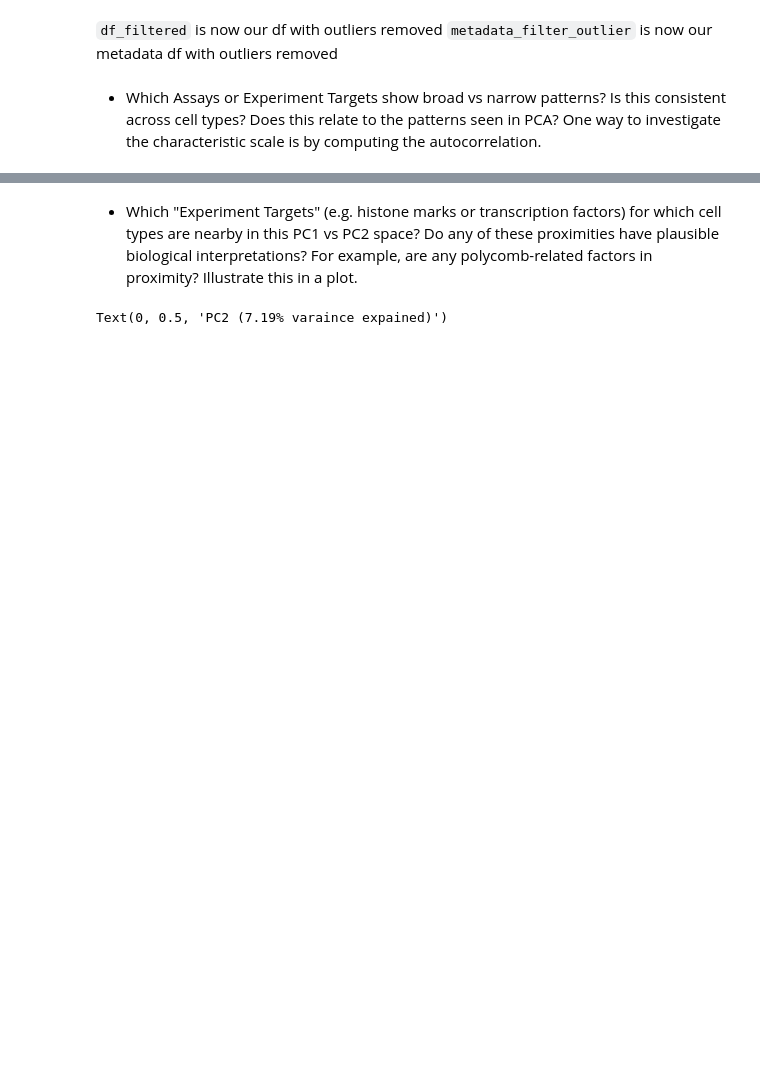
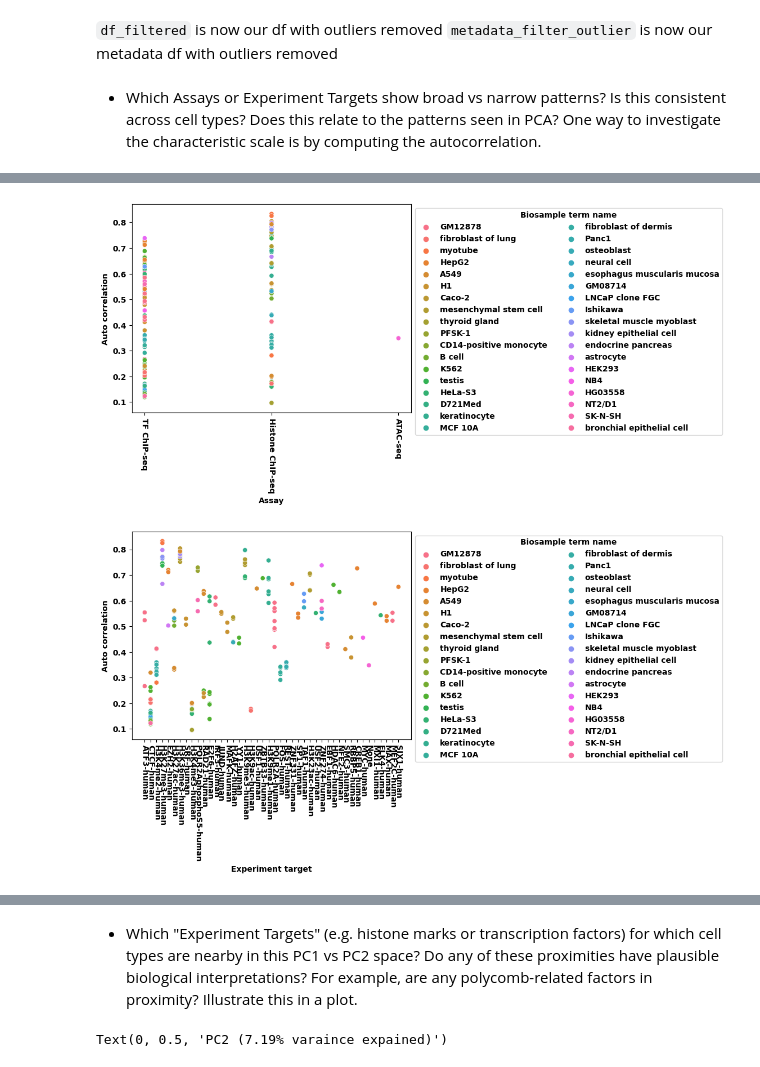
Before and after one commit to Fudenberg-Research-Group/qbio577_fall2022, a Jupyter notebook: encode-bigwig-eda.ipynb, the cells around one changed output, grey strips where cells are left out. Saved outputs shown, nothing was run; the diff lists cells and outputs as text; code cells hidden in the pictures; blank space fills up the shorter version.

```diff
--- a/encode-bigwig-eda.ipynb
+++ b/encode-bigwig-eda.ipynb
@@ -165,0 +189,17 @@ Name: Biosample term name, dtype: int64
+# %%
+import statsmodels.api as sm
+dfdrop = df_filtered.drop(['chrom', 'start', 'end'], axis=1)  ## drop colums that were not used in calculating auto correlation
+dfdrop_trans = np.transpose(dfdrop)
+dfdrop_trans['Auto correlation'] = np.nan   ## Initially, set Auto correlation column to NA
+
+for i in range (len(dfdrop_trans)):
+    autovalue = pd.DataFrame(sm.tsa.acf(dfdrop_trans.iloc[i].drop(['Auto correlation'], axis=0), nlags=1)).iloc[1,0]   ## Calculate autocorrelation with lag=10000 bp
+    label = dfdrop_trans.index.values[i]
+    dfdrop_trans.at[label,'Auto correlation'] = autovalue
+
+dfdrop_trans['File accession'] = dfdrop_trans.index
+auto_res = pd.merge(dfdrop_trans[['File accession', 'Auto correlation']],    ## merge autocorrelation results with metadata
+                      metadata_filter_outlier[['File accession', 'Biosample term name', 'Biosample type', 'Assay', 'Experiment target']],
+                      on ='File accession',
+                      how ='inner')
+auto_res   ##display the merged dataframe
@@ -165,0 +220,18 @@ Name: Biosample term name, dtype: int64
+# %%
+import pandas as pd
+import seaborn as sns
+
+##Plot autocorrelation against assay, color by cell types
+ax = sns.scatterplot('Assay', 'Auto correlation', data=auto_res, hue='Biosample term name')
+plt.xticks(rotation=270)
+sns.move_legend(ax, "upper left", bbox_to_anchor=(1, 1), ncol=math.ceil(2))
+plt.show()
+
+##Plot autocorrelation against experiment target, color by cell types
+ax = sns.scatterplot('Experiment target', 'Auto correlation', data=auto_res, hue='Biosample term name')
+plt.xticks(rotation=270)
+sns.move_legend(ax, "upper left", bbox_to_anchor=(1, 1), ncol=math.ceil(2))
+plt.show()
+# %% [output]
+[figure, added]
+[figure, added]
```
Also changed, not shown: parts of 27 cells of this notebook.
